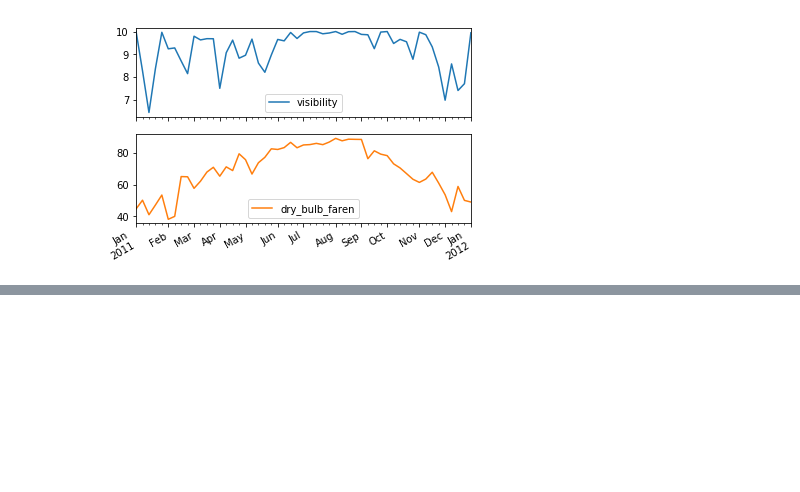
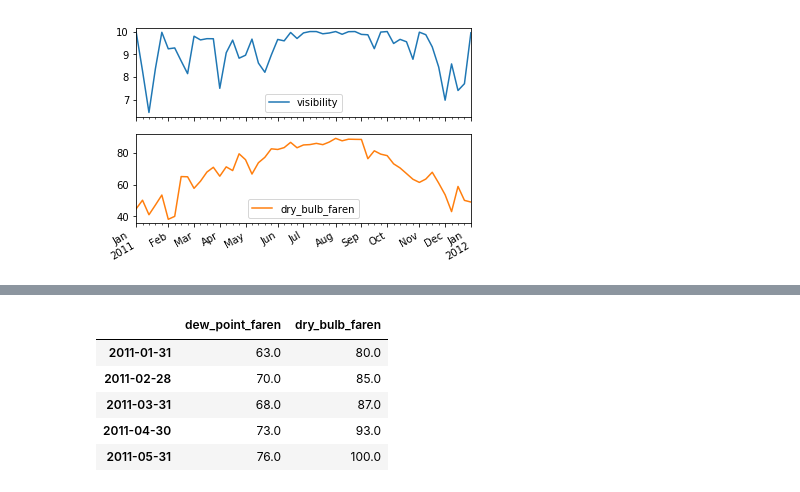
Before and after one commit to rodsveiga/Python-Intro_codes, a Jupyter notebook: sunlight_in_austin.ipynb, the cells around one changed output, grey strips where cells are left out. Cells and saved outputs as stored; diff of their text form; code cells hidden in the pictures; blank space fills up the shorter version.

```diff
--- a/sunlight_in_austin.ipynb
+++ b/sunlight_in_austin.ipynb
@@ -404,0 +467,10 @@ plt.show()
+# %%
+monthly_max = df[['dew_point_faren', 'dry_bulb_faren']].resample('M').max()
+monthly_max.head()
+# %% [output]
+|  | dew_point_faren | dry_bulb_faren |
+| 2011-01-31 | 63.0 | 80.0 |
+| 2011-02-28 | 70.0 | 85.0 |
+| 2011-03-31 | 68.0 | 87.0 |
+| 2011-04-30 | 73.0 | 93.0 |
+| 2011-05-31 | 76.0 | 100.0 |
```
Also changed, not shown: parts of 13 cells of this notebook.
